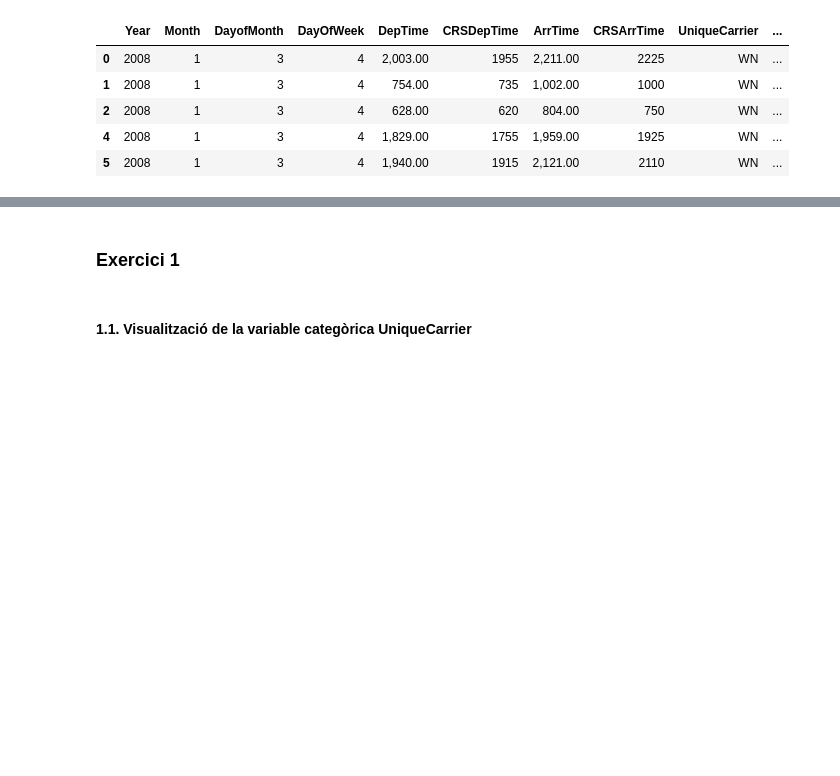
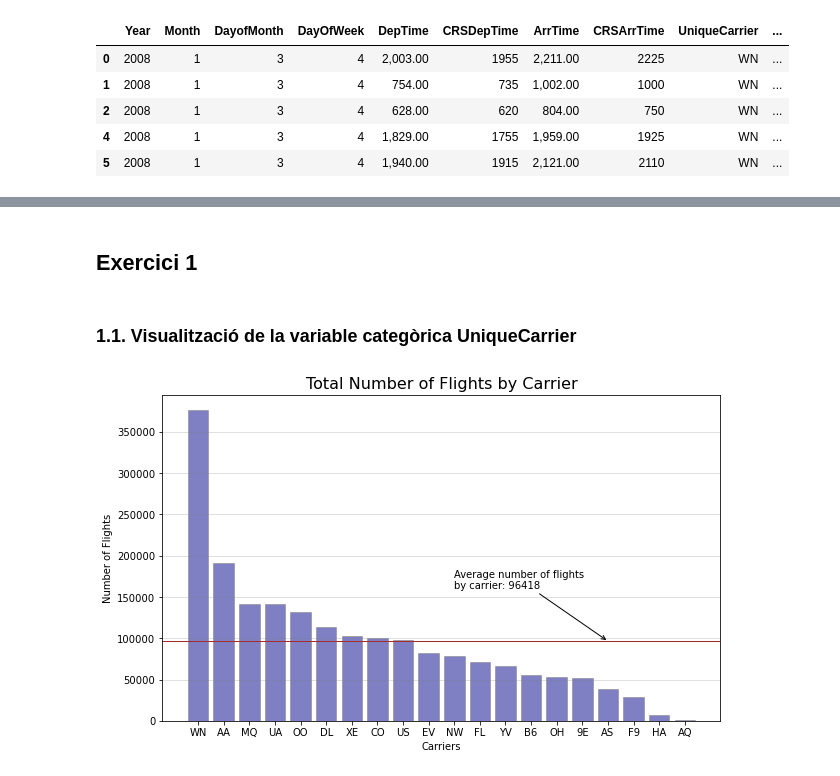
Before and after one commit to abelbg/S04T01-Visualitzacio_Exploratoria, a Jupyter notebook: Tasca 6.ipynb, the cells around one changed output, grey strips where cells are left out. Cells and saved outputs as stored; diff of their text form; code cells hidden in the pictures; blank space fills up the shorter version.

```diff
--- a/Tasca 6.ipynb
+++ b/Tasca 6.ipynb
@@ -72,0 +106,19 @@ df.head()
+# %%
+#Convert distances from miles to km
+df = df.assign(Distance = lambda x: x.Distance * 1.60934)
+
+#Convert from minutes to hours
+df = df.assign(AirTime = lambda x: x.AirTime / 60)
+
+# Create a column Delayed to know if the flight is delayed or not
+df = df.assign(Delayed = lambda x: (x.ArrDelay >= 15) | (x.DepDelay >= 15))
+
+# Create a new column with the total delay
+df.insert((df.columns.get_loc("DepDelay")+1), column='TotalDelay', value=df["ArrDelay"] + df["DepDelay"])
+
+# Merge carriers with df
+df = pd.merge(df, carriers, how="left", on="UniqueCarrier")
+# And move the colum CarrierName next to UniqueCarrier
+mid = df["CarrierName"]
+df.drop(labels=["CarrierName"], axis=1, inplace=True)
+df.insert((df.columns.get_loc("UniqueCarrier")+1), column='CarrierName', value=mid)
@@ -73,4 +162,33 @@ df.head()
 # %% [markdown]
-### Exercici 1
+## Exercici 1
 # %% [markdown]
-#### 1.1. Visualització de la variable categòrica UniqueCarrier
+### 1.1. Visualització de la variable categòrica UniqueCarrier
+# %%
+values1 = df["UniqueCarrier"].value_counts()
+
+fig, ax = plt.subplots(figsize=(10, 6))
+
+ax.bar(values1.index, values1,
+       color = "darkblue",
+       edgecolor="grey",
+       alpha = 0.5)
+
+ax.axhline(values1.mean(),
+           color='brown',
+           linestyle='-',
+           linewidth= 1)
+
+ax.annotate('Average number of flights\nby carrier: ' + str(int(values1.mean())),
+            xy=(16,values1.mean()),
+            xytext=(10,160000),
+            arrowprops=dict(arrowstyle='->'))
+
+ax.set(xlabel = "Carriers",
+       ylabel = "Number of Flights")
+
+ax.set_title("Total Number of Flights by Carrier", size=16)
+
+ax.grid(axis="y", color="grey", alpha=0.3)
+plt.show()
+# %% [output]
+[figure, added]
```
Also changed, not shown: parts of 18 cells of this notebook, 2 other files.
